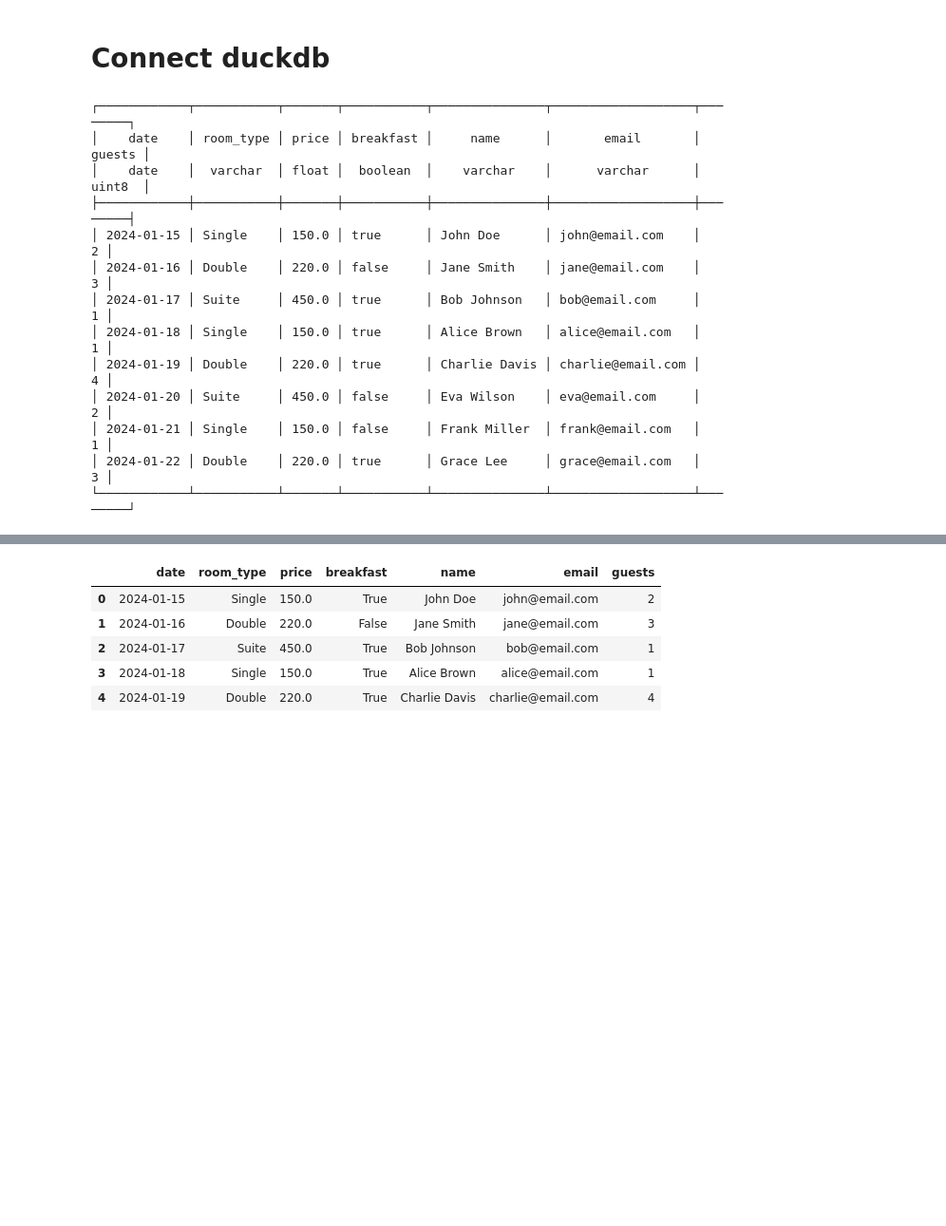
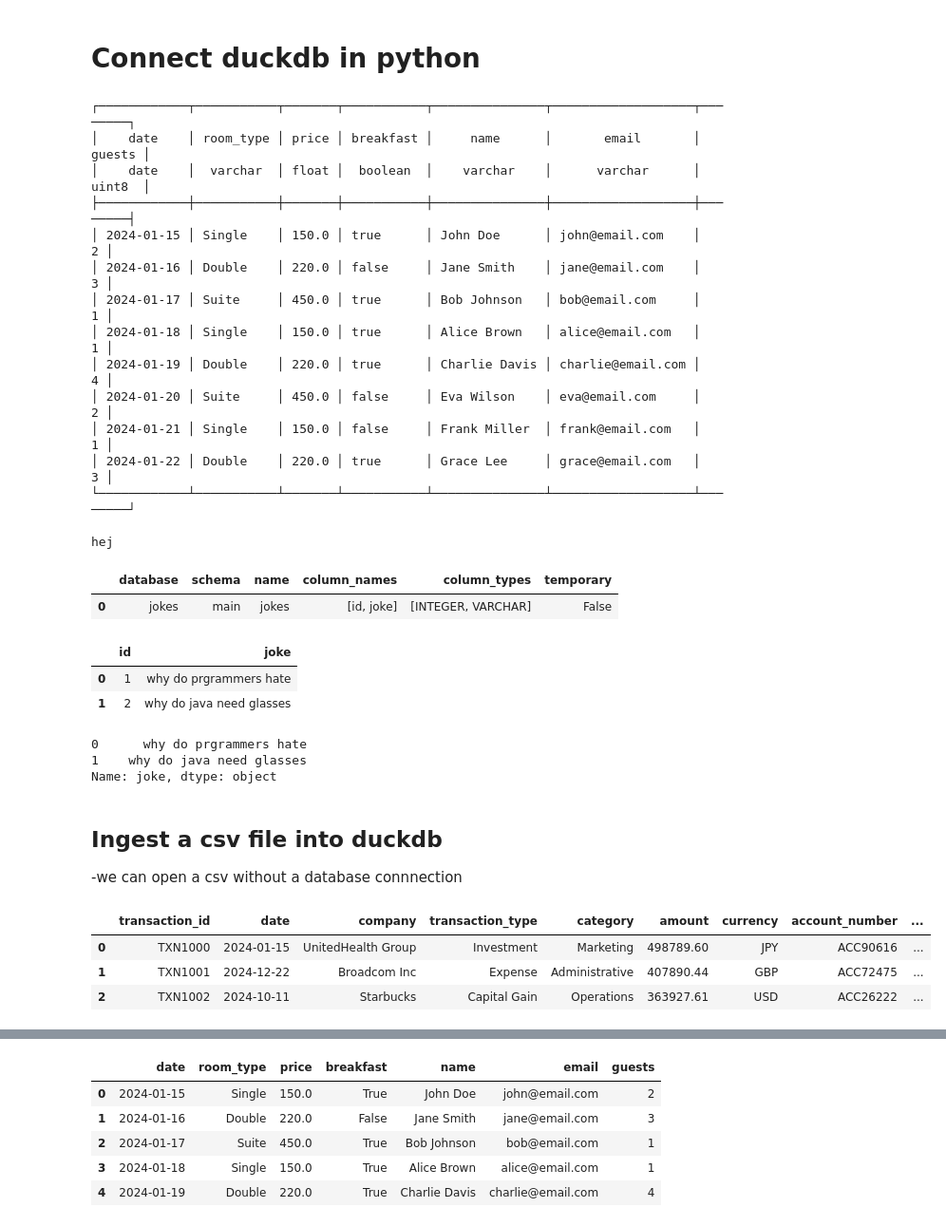
Before and after one commit to SadiaAwan/duckdb_analytics_sadia_awan_mlops25, a Jupyter notebook: code_alongs/17_python_connect_duckdb/connect_duckdb.ipynb, the cells around one changed output, grey strips where cells are left out. Shown at 95% size. Drawn from its saved outputs; the diff is of its cells as text; code cells hidden in the pictures; blank space fills up the shorter version.

```diff
--- a/code_alongs/17_python_connect_duckdb/connect_duckdb.ipynb
+++ b/code_alongs/17_python_connect_duckdb/connect_duckdb.ipynb
@@ -1,10 +1,10 @@
 # %% [markdown]
-#  Connect duckdb
+#  Connect duckdb in python
 # %%
 import duckdb
 
 with duckdb.connect("databases/hotels.duckdb") as conn:
-    conn.sql("DROP TABLE IF  EXISTS bookings;")
+    conn.sql("DROP TABLE IF EXISTS bookings;")
     conn.sql(
         """
         CREATE TABLE IF NOT EXISTS bookings (
@@ -36,6 +36,8 @@ with duckdb.connect("databases/hotels.duckdb") as conn:
     bookings
 
     print(conn.sql('FROM bookings;'))
+
+    print("hej")
 # %% [output]
 ┌────────────┬───────────┬───────┬───────────┬───────────────┬───────────────────┬────────┐
 │    date    │ room_type │ price │ breakfast │     name      │       email       │ guests │
@@ -50,3 +52,5 @@ with duckdb.connect("databases/hotels.duckdb") as conn:
 │ 2024-01-21 │ Single    │ 150.0 │ false     │ Frank Miller  │ frank@email.com   │      1 │
 │ 2024-01-22 │ Double    │ 220.0 │ true      │ Grace Lee     │ grace@email.com   │      3 │
 └────────────┴───────────┴───────┴───────────┴───────────────┴───────────────────┴────────┘
+
+hej
@@ -52,0 +77,33 @@ with duckdb.connect("databases/hotels.duckdb") as conn:
+# %%
+desc
+# %% [output]
+|  | database | schema | name | column_names | column_types | temporary |
+| 0 | jokes | main | jokes | [id, joke] | [INTEGER, VARCHAR] | False |
+# %%
+with duckdb.connect("databases/jokes.duckdb") as conn:
+    jokes = conn.sql("FROM jokes;").df()
+
+jokes
+# %% [output]
+|  | id | joke |
+| 0 | 1 | why do prgrammers hate |
+| 1 | 2 | why do java need glasses |
+# %%
+jokes["joke"]
+# %% [output]
+0      why do prgrammers hate
+1    why do java need glasses
+Name: joke, dtype: object
+# %% [markdown]
+## Ingest a csv file into duckdb
+
+-we can open a csv without a database connnection
+# %%
+# same as pd.read_csv()
+finance = duckdb.sql("FROM 'data/financial_data.csv'").df()
+finance.head(3)
+# %% [output]
+|  | transaction_id | date | company | transaction_type | category | amount | currency | account_number | ... |
+| 0 | TXN1000 | 2024-01-15 | UnitedHealth Group | Investment | Marketing | 498789.60 | JPY | ACC90616 | ... |
+| 1 | TXN1001 | 2024-12-22 | Broadcom Inc | Expense | Administrative | 407890.44 | GBP | ACC72475 | ... |
+| 2 | TXN1002 | 2024-10-11 | Starbucks | Capital Gain | Operations | 363927.61 | USD | ACC26222 | ... |
```
Also changed, not shown: parts of 8 cells of this notebook, 4 other files.
